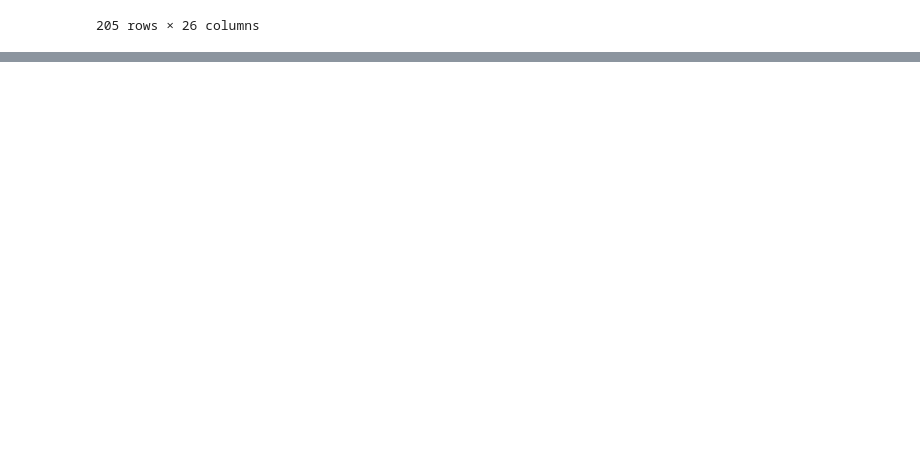
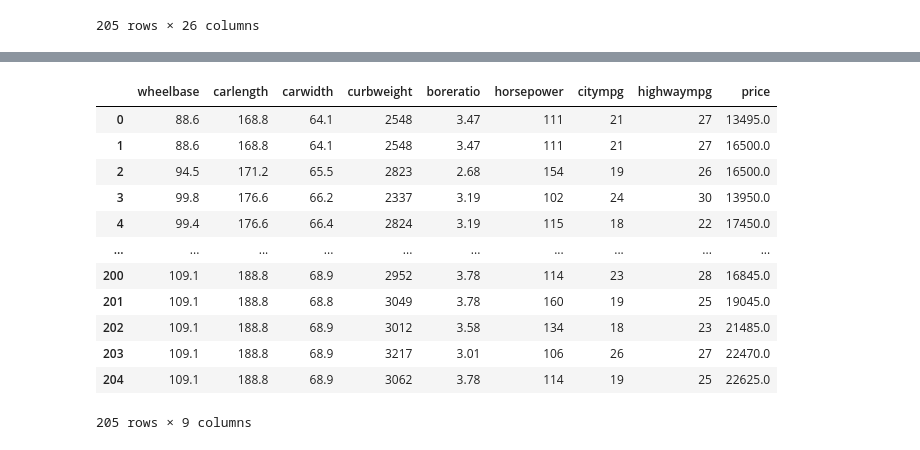
Before and after one commit to Rudra18GTHB/Codes, a Jupyter notebook: WorkShop/ML/Car Price/ML.ipynb, the cells around one changed output, grey strips where cells are left out. Drawn from its saved outputs; the diff is of its cells as text; code cells hidden in the pictures; blank space fills up the shorter version.

Commit message:
Day 2: Car Price Prediction

```diff
--- a/WorkShop/ML/Car Price/ML.ipynb
+++ b/WorkShop/ML/Car Price/ML.ipynb
@@ -19,0 +89,3 @@ df
+# %%
+imp_cols=['wheelbase','carlength', 'carwidth','curbweight','boreratio','horsepower','citympg', 'highwaympg','price']
+imp_cols
@@ -19,0 +102,17 @@ df
+# %%
+training_data=df[imp_cols]
+training_data
+# %% [output]
+|  | wheelbase | carlength | carwidth | curbweight | boreratio | horsepower | citympg | highwaympg | price |
+| 0 | 88.6 | 168.8 | 64.1 | 2548 | 3.47 | 111 | 21 | 27 | 13495.0 |
+| 1 | 88.6 | 168.8 | 64.1 | 2548 | 3.47 | 111 | 21 | 27 | 16500.0 |
+| 2 | 94.5 | 171.2 | 65.5 | 2823 | 2.68 | 154 | 19 | 26 | 16500.0 |
+| 3 | 99.8 | 176.6 | 66.2 | 2337 | 3.19 | 102 | 24 | 30 | 13950.0 |
+| 4 | 99.4 | 176.6 | 66.4 | 2824 | 3.19 | 115 | 18 | 22 | 17450.0 |
+| ... | ... | ... | ... | ... | ... | ... | ... | ... | ... |
+| 200 | 109.1 | 188.8 | 68.9 | 2952 | 3.78 | 114 | 23 | 28 | 16845.0 |
+| 201 | 109.1 | 188.8 | 68.8 | 3049 | 3.78 | 160 | 19 | 25 | 19045.0 |
+| 202 | 109.1 | 188.8 | 68.9 | 3012 | 3.58 | 134 | 18 | 23 | 21485.0 |
+| 203 | 109.1 | 188.8 | 68.9 | 3217 | 3.01 | 106 | 26 | 27 | 22470.0 |
+| 204 | 109.1 | 188.8 | 68.9 | 3062 | 3.78 | 114 | 19 | 25 | 22625.0 |
+205 rows × 9 columns
```
Also changed, not shown: parts of 16 cells of this notebook.
